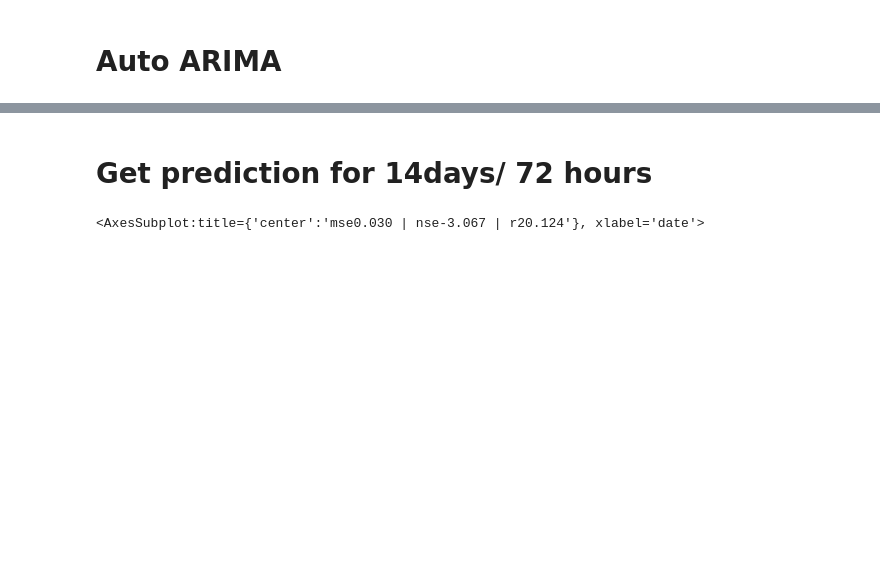
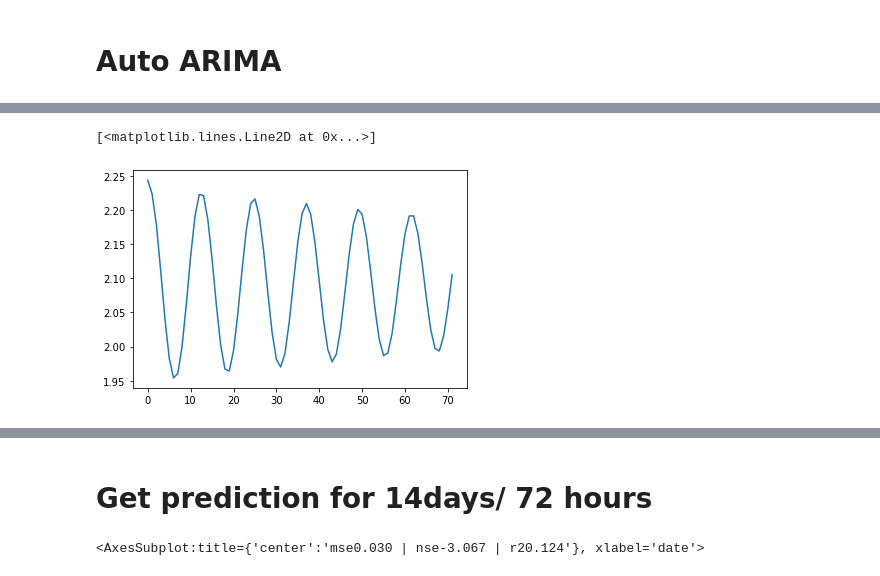
Before and after one commit to SB91ko/ChaoprayaRiver_WaterLV_prediction, a Jupyter notebook: Hour_ARIMA.ipynb, the cells around one changed output, grey strips where cells are left out. Drawn from its saved outputs; the diff is of its cells as text; code cells hidden in the pictures; blank space fills up the shorter version.

```diff
--- a/Hour_ARIMA.ipynb
+++ b/Hour_ARIMA.ipynb
@@ -128,2 +148,8 @@ SARIMAX Results
 Warnings:
 [1] Covariance matrix calculated using the outer product of gradients (complex-step).
+# %%
+result=stepwise_fit.predict(n_periods=72)
+plt.plot(result)
+# %% [output]
+[<matplotlib.lines.Line2D at 0x...>]
+[figure, added]
```
Also changed, not shown: parts of 25 cells of this notebook, 40 other files.
